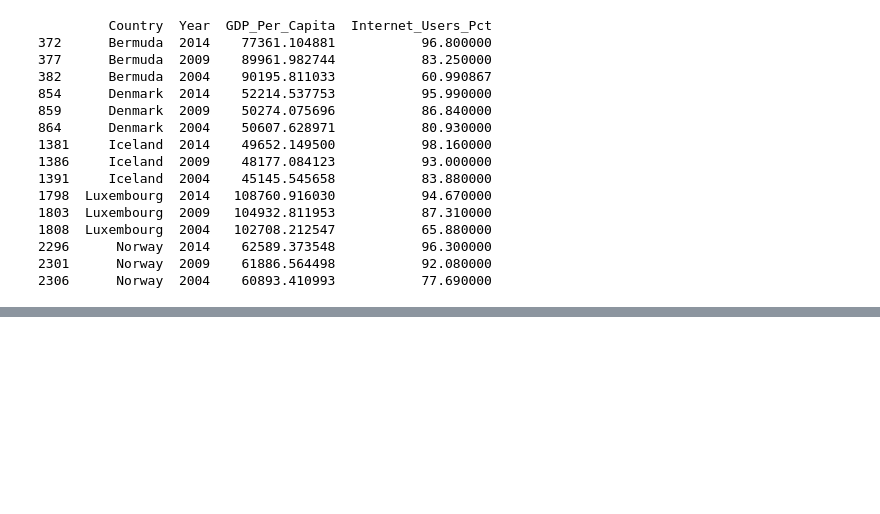
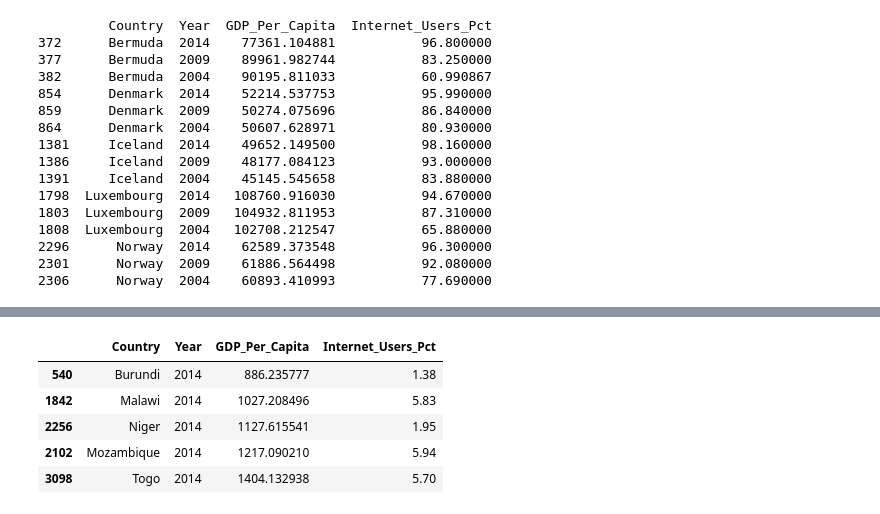
Before and after one commit to NSS-Data-Analytics-Cohort-6/gdp-and-internet-usage-jrthompson25, a Jupyter notebook: Notebooks/GDP_UN_Project.ipynb, the cells around one changed output, grey strips where cells are left out. Cells and saved outputs as stored; diff of their text form; code cells hidden in the pictures; blank space fills up the shorter version.

```diff
--- a/Notebooks/GDP_UN_Project.ipynb
+++ b/Notebooks/GDP_UN_Project.ipynb
@@ -446,0 +447,12 @@ g = g.map(sns.scatterplot, 'Year', 'GDP_Per_Capita')
+# %%
+#32
+
+bottom5Gdp = year2014_df.sort_values(by = 'GDP_Per_Capita', ascending=True)
+bottom5Gdp.head()
+# %% [output]
+|  | Country | Year | GDP_Per_Capita | Internet_Users_Pct |
+| 540 | Burundi | 2014 | 886.235777 | 1.38 |
+| 1842 | Malawi | 2014 | 1027.208496 | 5.83 |
+| 2256 | Niger | 2014 | 1127.615541 | 1.95 |
+| 2102 | Mozambique | 2014 | 1217.090210 | 5.94 |
+| 3098 | Togo | 2014 | 1404.132938 | 5.70 |
```
Also changed, not shown: parts of 18 cells of this notebook.
